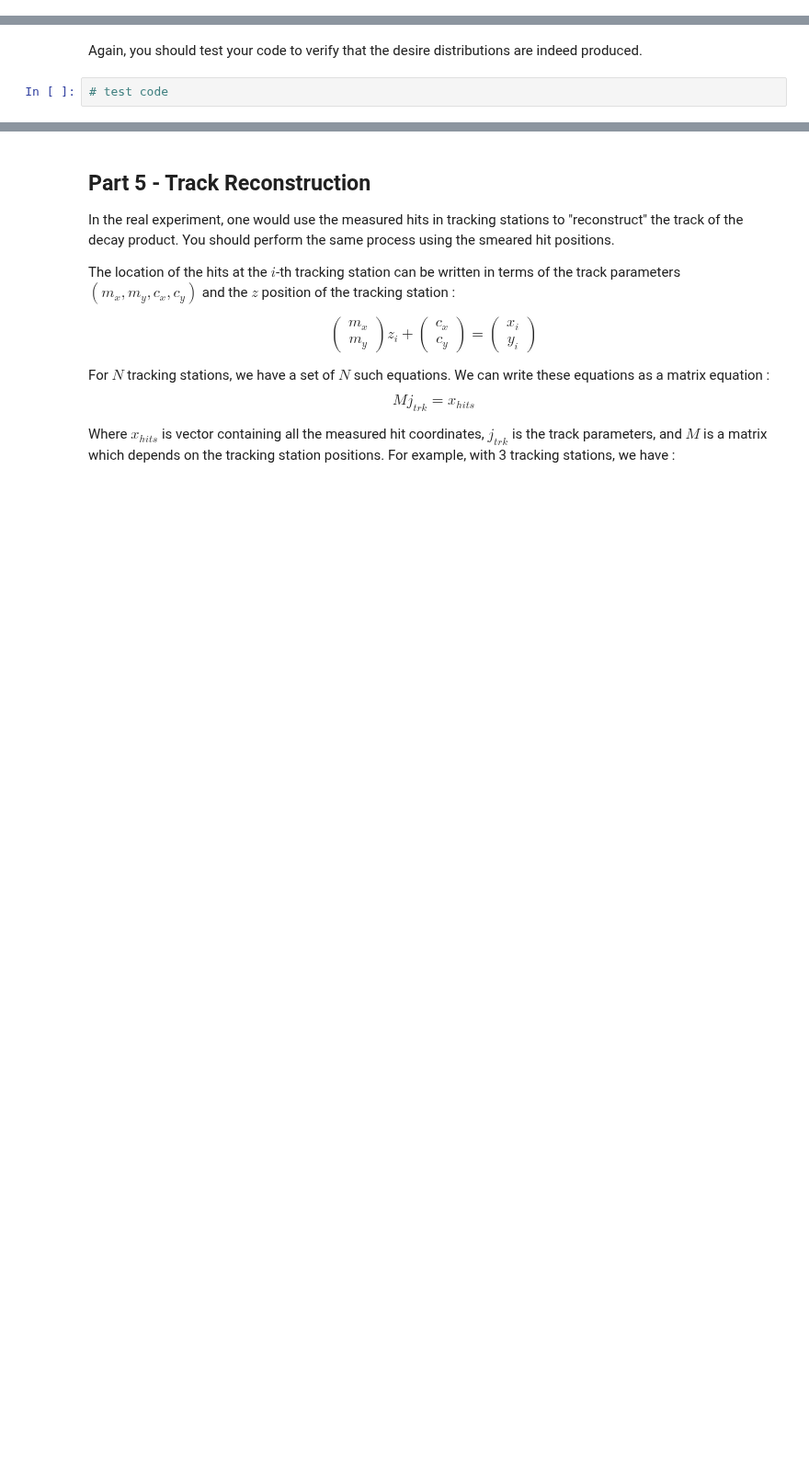
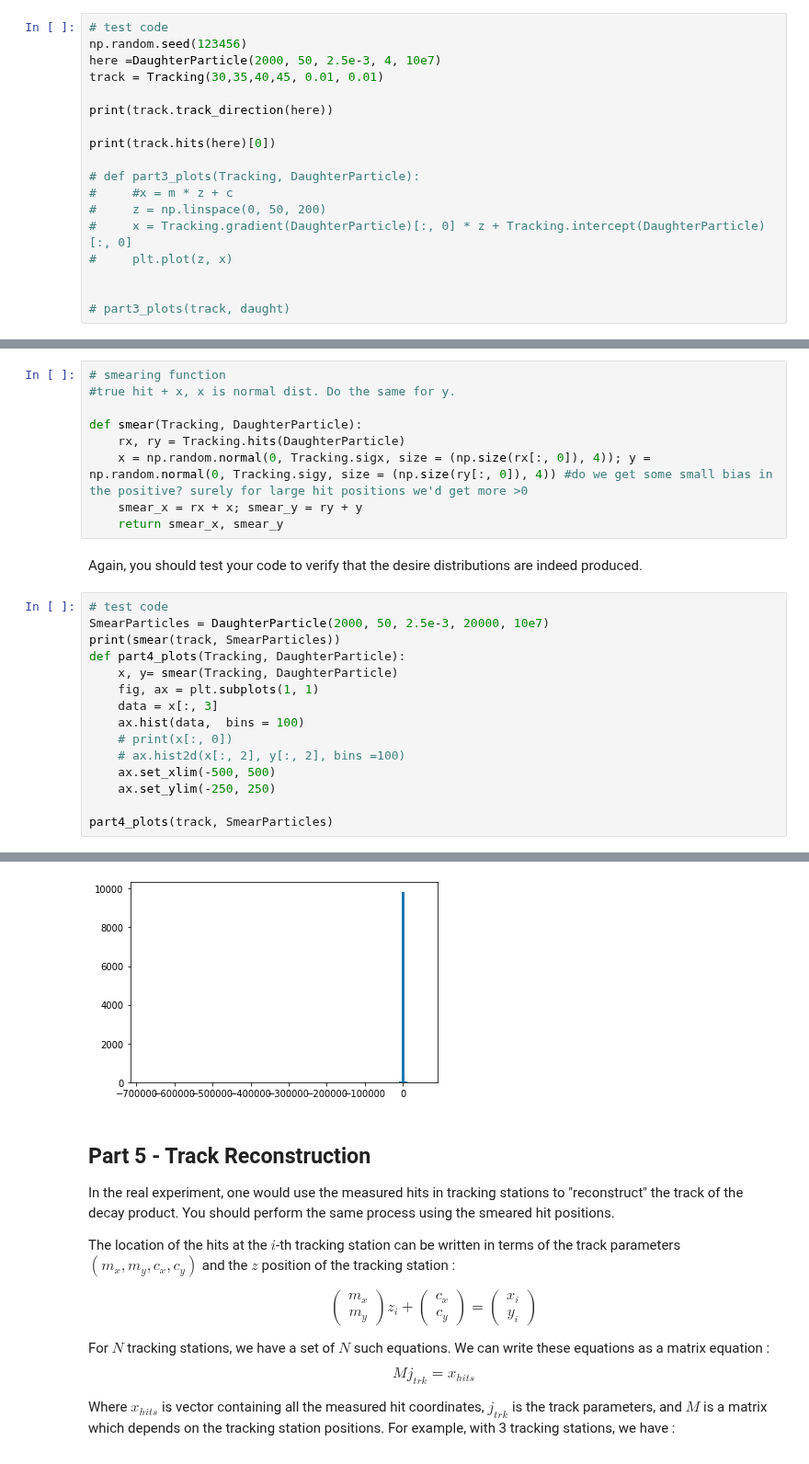
Before and after one commit to sam-you-ell/Computational-Physics, a Jupyter notebook: 3rd Year/Monte Carlo Sim/MonteCarlo.ipynb, the cells around one changed output, grey strips where cells are left out. Shown at 92% size. Cells and saved outputs as stored; diff of their text form; blank space fills up the shorter version.

```diff
--- a/3rd Year/Monte Carlo Sim/MonteCarlo.ipynb
+++ b/3rd Year/Monte Carlo Sim/MonteCarlo.ipynb
@@ -263,0 +237,18 @@ part3plots(daught, track)
+# %%
+# test code
+np.random.seed(123456)
+here =DaughterParticle(2000, 50, 2.5e-3, 4, 10e7)
+track = Tracking(30,35,40,45, 0.01, 0.01)
+
+print(track.track_direction(here))
+
+print(track.hits(here)[0])
+
+# def part3_plots(Tracking, DaughterParticle):
+#     #x = m * z + c
+#     z = np.linspace(0, 50, 200)
+#     x = Tracking.gradient(DaughterParticle)[:, 0] * z + Tracking.intercept(DaughterParticle)[:, 0]
+#     plt.plot(z, x)
+
+
+# part3_plots(track, daught)
@@ -272,4 +265,27 @@ You should write a function which takes the true hit positions and smears them a
+# %%
+# smearing function
+#true hit + x, x is normal dist. Do the same for y.
+
+def smear(Tracking, DaughterParticle):
+    rx, ry = Tracking.hits(DaughterParticle)
+    x = np.random.normal(0, Tracking.sigx, size = (np.size(rx[:, 0]), 4)); y = np.random.normal(0, Tracking.sigy, size = (np.size(ry[:, 0]), 4)) #do we get some small bias in the positive? surely for large hit positions we'd get more >0
+    smear_x = rx + x; smear_y = ry + y
+    return smear_x, smear_y
 # %% [markdown]
 Again, you should test your code to verify that the desire distributions are indeed produced.
-# %%
-# test code
+# %%
+# test code
+SmearParticles = DaughterParticle(2000, 50, 2.5e-3, 20000, 10e7)
+print(smear(track, SmearParticles))
+def part4_plots(Tracking, DaughterParticle):
+    x, y= smear(Tracking, DaughterParticle)
+    fig, ax = plt.subplots(1, 1)
+    data = x[:, 3]
+    ax.hist(data,  bins = 100)
+    # print(x[:, 0])
+    # ax.hist2d(x[:, 2], y[:, 2], bins =100)
+    ax.set_xlim(-500, 500)
+    ax.set_ylim(-250, 250)
+
+part4_plots(track, SmearParticles)
+# %% [output]
@@ -276,3 +305,4 @@ Again, you should test your code to verify that the desire distributions are ind
+[figure, added]
 # %% [markdown]
 ## Part 5 - Track Reconstruction
 
```
Also changed, not shown: parts of 9 cells of this notebook.
